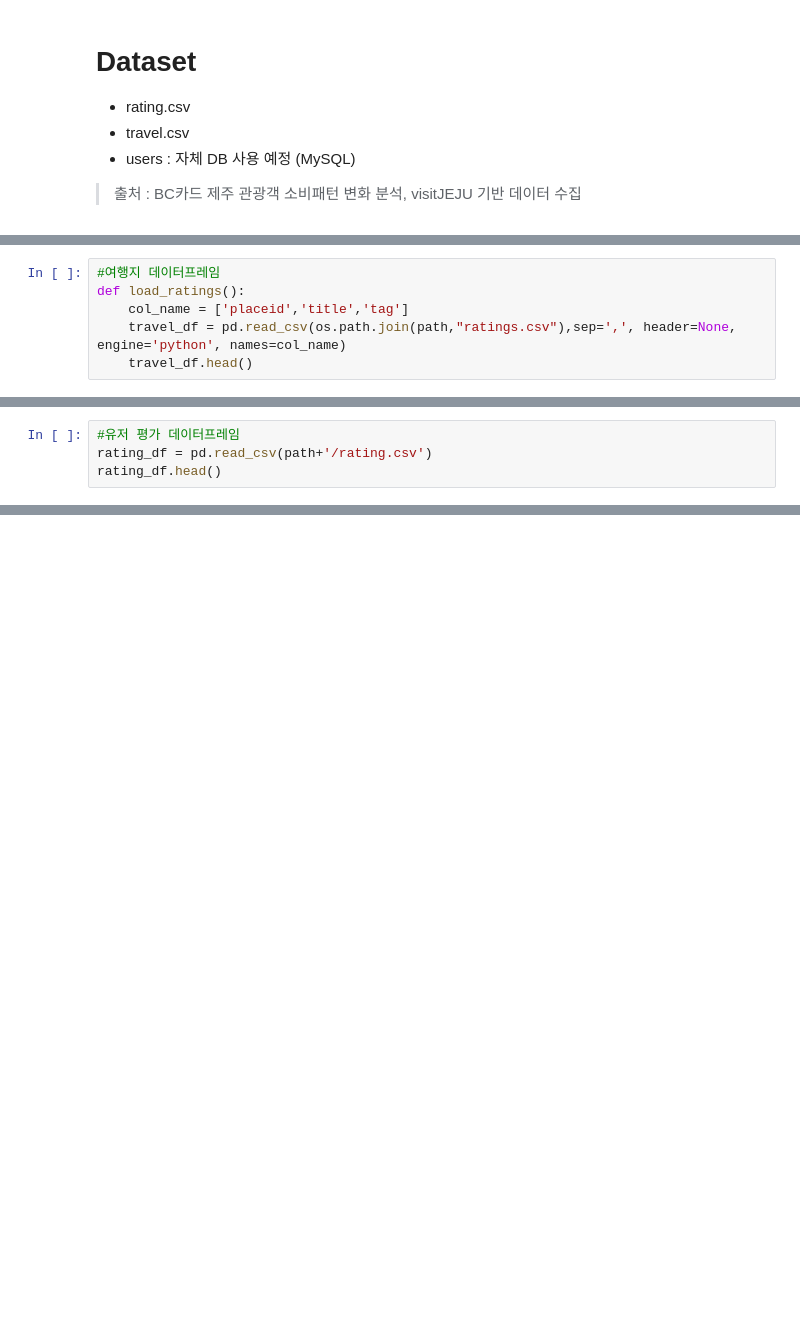
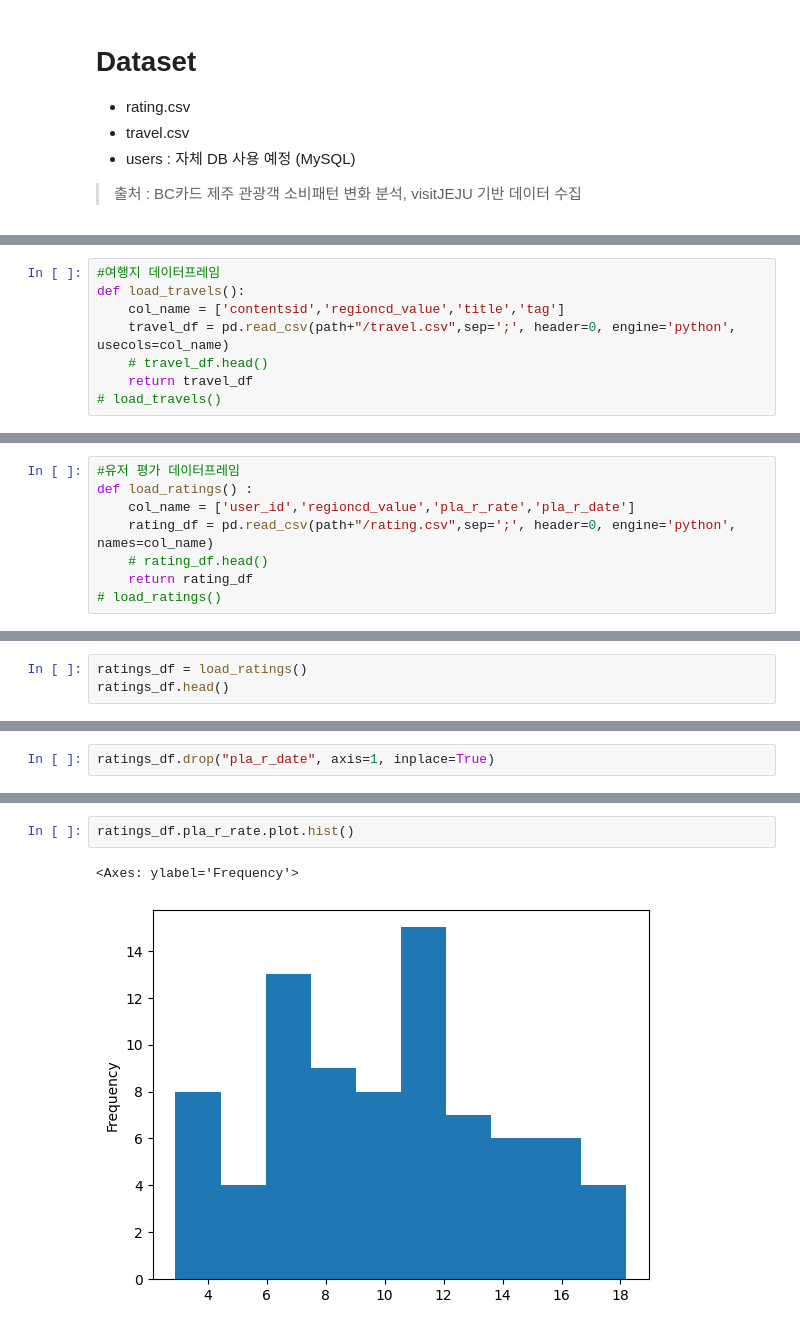
Before and after one commit to jxxngxn00/trouver, a Jupyter notebook: data/EDA.ipynb, the cells around one changed output, grey strips where cells are left out. Drawn from its saved outputs; the diff is of its cells as text; blank space fills up the shorter version.

```diff
--- a/data/EDA.ipynb
+++ b/data/EDA.ipynb
@@ -33,6 +35,8 @@ os.listdir(path)
 # %%
 #여행지 데이터프레임
-def load_ratings():
-    col_name = ['placeid','title','tag']
-    travel_df = pd.read_csv(os.path.join(path,"ratings.csv"),sep=',', header=None, engine='python', names=col_name)
-    travel_df.head()
+def load_travels():
+    col_name = ['contentsid','regioncd_value','title','tag']
+    travel_df = pd.read_csv(path+"/travel.csv",sep=';', header=0, engine='python', usecols=col_name)
+    # travel_df.head()
+    return travel_df
+# load_travels()
@@ -46,4 +43,8 @@ def load_ratings():
 # %%
 #유저 평가 데이터프레임
-rating_df = pd.read_csv(path+'/rating.csv')
-rating_df.head()
+def load_ratings() :
+    col_name = ['user_id','regioncd_value','pla_r_rate','pla_r_date']
+    rating_df = pd.read_csv(path+"/rating.csv",sep=';', header=0, engine='python', names=col_name)
+    # rating_df.head()
+    return rating_df
+# load_ratings()
@@ -92,0 +89,3 @@ print(users.head())
+# %%
+ratings_df = load_ratings()
+ratings_df.head()
@@ -92,0 +113,2 @@ print(users.head())
+# %%
+ratings_df.drop("pla_r_date", axis=1, inplace=True)
@@ -92,0 +124,5 @@ print(users.head())
+# %%
+ratings_df.pla_r_rate.plot.hist()
+# %% [output]
+<Axes: ylabel='Frequency'>
+[figure, added]
```
Also changed, not shown: parts of 44 cells of this notebook, 22 other files.
